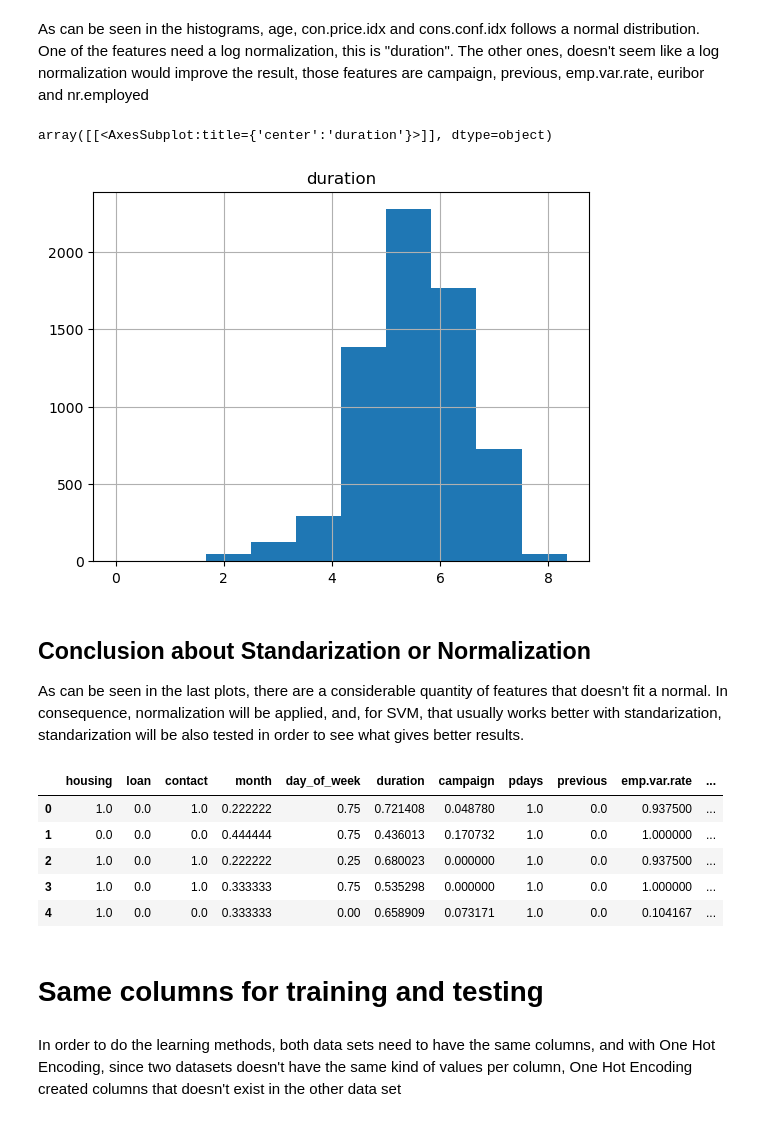
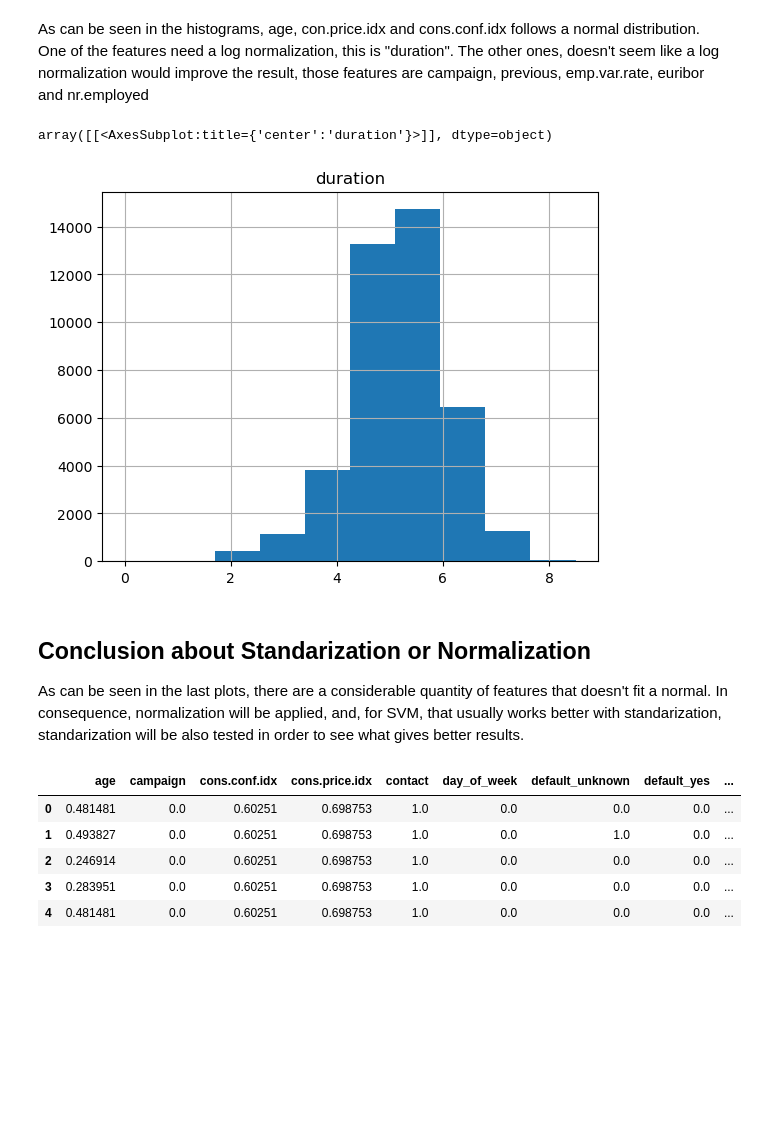
Before and after one commit to latorware/PortugalBankMarketingCampaign-MD, a Jupyter notebook: Scripts/ChangeValues.ipynb, the cells around one changed output. Drawn from its saved outputs; the diff is of its cells as text; code cells hidden in the pictures; blank space fills up the shorter version.

Commit message:
Usa el csv de analisi i no hace falta la mezcla de columnas

```diff
--- a/Scripts/ChangeValues.ipynb
+++ b/Scripts/ChangeValues.ipynb
@@ -7,7 +7,7 @@ import numpy as np
 First, lets take a look at the possible values of each categorical column (with strings)
 # %%
 
-df = pd.read_csv(r'..\Datasets\training-dataset-reduced.csv')
+df = pd.read_csv(r'..\Datasets\Analysis_Missings\analysis-missings.csv')
 print("JOB\n", np.unique(df.job.values))
 print("MARITAL\n", np.unique(df.marital.values))
 print("EDUCATION\n", np.unique(df.education.values))
@@ -158,7 +158,7 @@ dfTest['duration'] = np.log(dfTest['duration'])
 dfTest.hist(column='duration')
 # %% [output]
 array([[<AxesSubplot:title={'center':'duration'}>]], dtype=object)
-[figure, old version]
+[figure, new version]
 # %% [markdown]
 ## Conclusion about Standarization or Normalization
 
@@ -166,25 +166,22 @@ As can be seen in the last plots, there are a considerable quantity of features
 # %%
 
 
 
 
 from sklearn.preprocessing import MinMaxScaler
 scaler = MinMaxScaler()
 scaler.fit(df)
 d2 = scaler.transform(df)
 df2 = pd.DataFrame(d2, columns = df.columns)
 
 df2 = df2[df2.filter(regex='^(?!Unnamed)').columns]
-display(df2.iloc[: , 1:].head()) #Remove ID because is not of interest now
-df2.to_csv(r'../Datasets/Normalization/training-dataset-reduced-normalized.csv')
+df2 = df2.sort_index(axis=1, kind='mergesort') #Sorts the columns
+display(df2.head())
+df2.to_csv(r'../Datasets/Normalization/dataset-all_numerical-normalized.csv')
 # %% [output]
-|  | housing | loan | contact | month | day_of_week | duration | campaign | pdays | previous | emp.var.rate | ... |
-| 0 | 1.0 | 0.0 | 1.0 | 0.222222 | 0.75 | 0.721408 | 0.048780 | 1.0 | 0.0 | 0.937500 | ... |
-| 1 | 0.0 | 0.0 | 0.0 | 0.444444 | 0.75 | 0.436013 | 0.170732 | 1.0 | 0.0 | 1.000000 | ... |
-| 2 | 1.0 | 0.0 | 1.0 | 0.222222 | 0.25 | 0.680023 | 0.000000 | 1.0 | 0.0 | 0.937500 | ... |
-| 3 | 1.0 | 0.0 | 1.0 | 0.333333 | 0.75 | 0.535298 | 0.000000 | 1.0 | 0.0 | 1.000000 | ... |
-| 4 | 1.0 | 0.0 | 0.0 | 0.333333 | 0.00 | 0.658909 | 0.073171 | 1.0 | 0.0 | 0.104167 | ... |
+|  | age | campaign | cons.conf.idx | cons.price.idx | contact | day_of_week | default_unknown | default_yes | ... |
+| 0 | 0.481481 | 0.0 | 0.60251 | 0.698753 | 1.0 | 0.0 | 0.0 | 0.0 | ... |
+| 1 | 0.493827 | 0.0 | 0.60251 | 0.698753 | 1.0 | 0.0 | 1.0 | 0.0 | ... |
+| 2 | 0.246914 | 0.0 | 0.60251 | 0.698753 | 1.0 | 0.0 | 0.0 | 0.0 | ... |
+| 3 | 0.283951 | 0.0 | 0.60251 | 0.698753 | 1.0 | 0.0 | 0.0 | 0.0 | ... |
+| 4 | 0.481481 | 0.0 | 0.60251 | 0.698753 | 1.0 | 0.0 | 0.0 | 0.0 | ... |
-# %% [markdown]
-# Same columns for training and testing
-# %% [markdown]
-In order to do the learning methods, both data sets need to have the same columns, and with One Hot Encoding, since two datasets doesn't have the same kind of values per column, One Hot Encoding created columns that doesn't exist in the other data set
```
Also changed, not shown: parts of 4 cells of this notebook, 5 other files.
